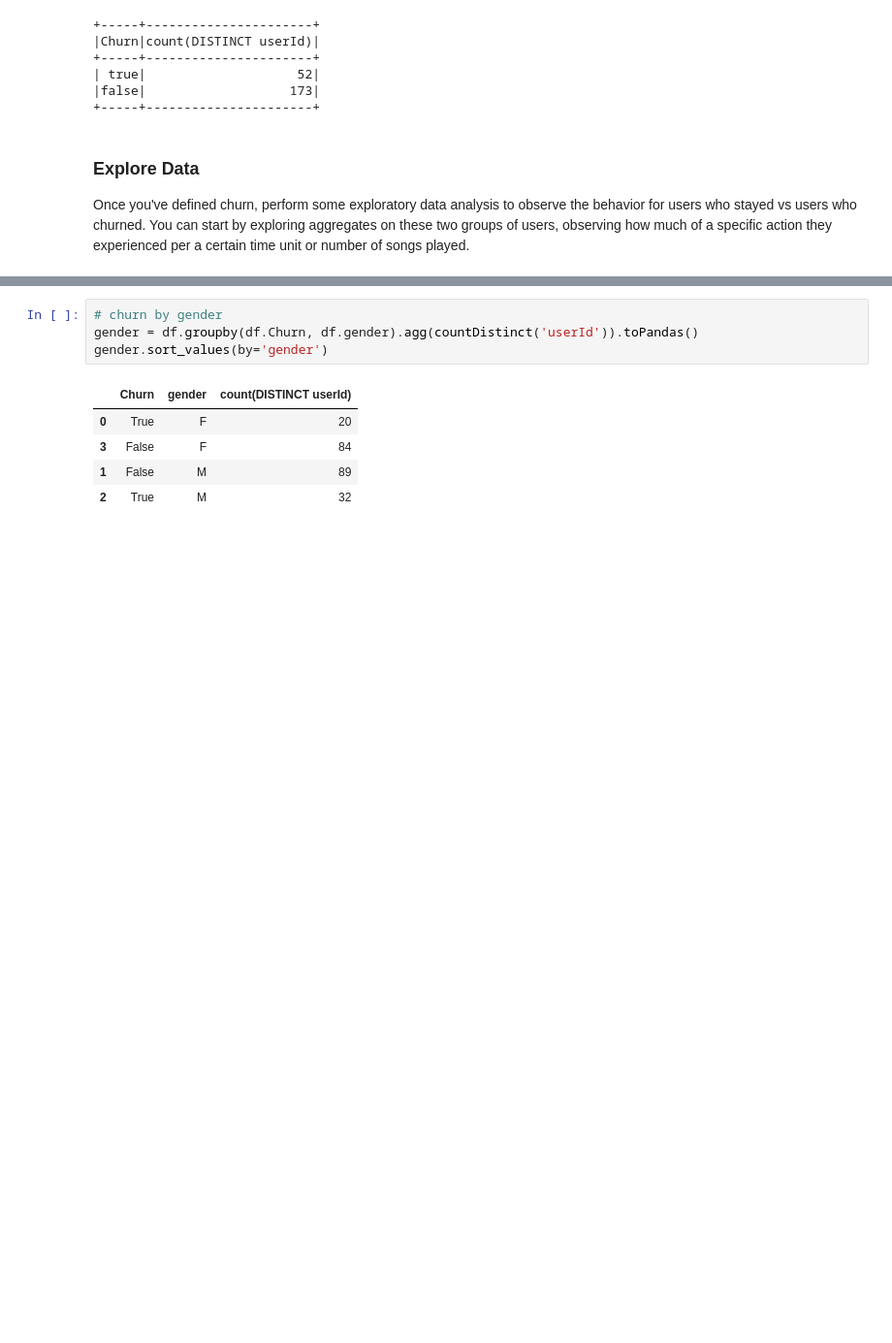
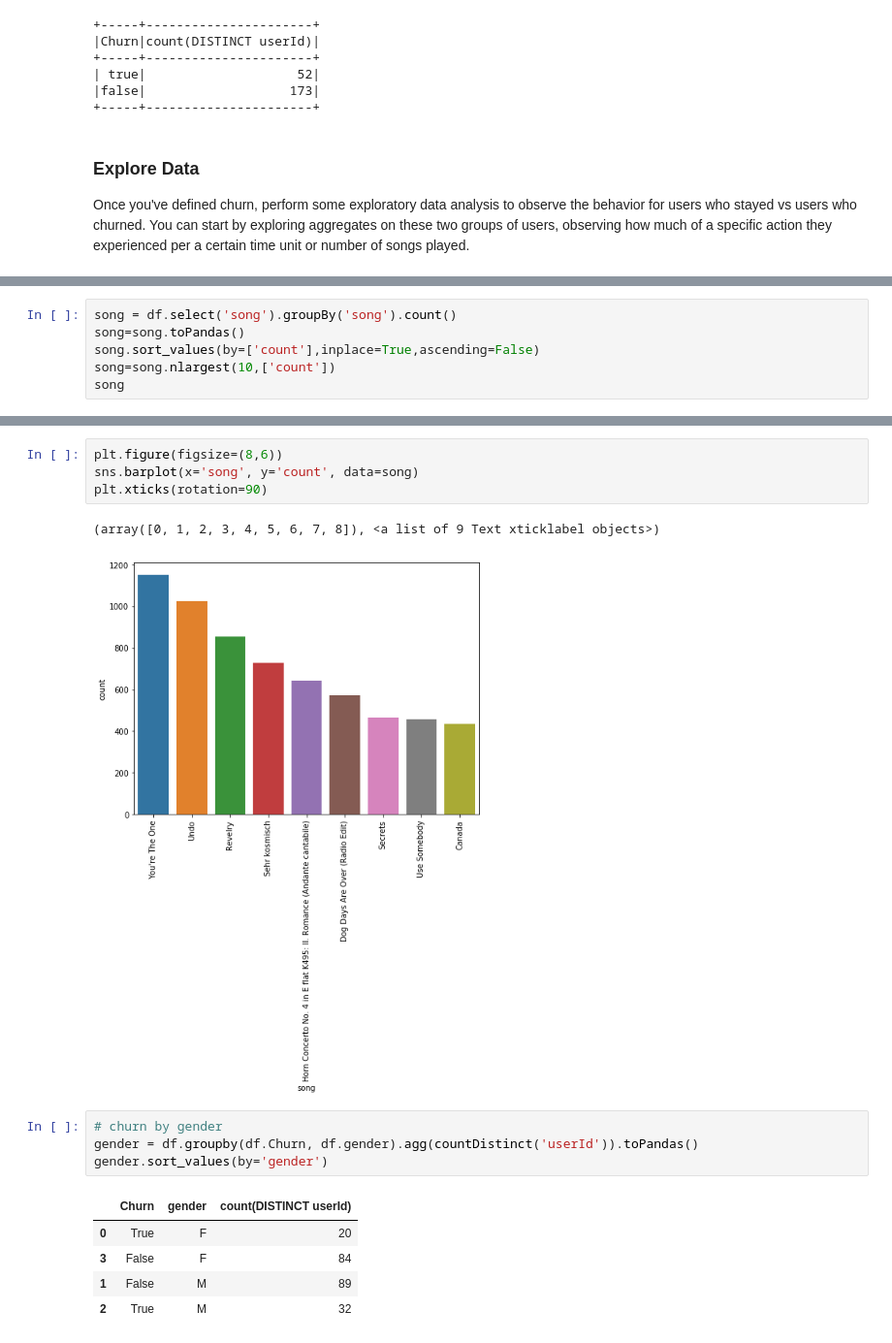
Before and after one commit to KashiNawaz/Udacity_DataScientist-_Nanodegree, a Jupyter notebook: Data Scientist Nanodegree/Capstone Project/Sparkify.ipynb, the cells around one changed output, grey strips where cells are left out. Shown: that part at 97% size. Cells and saved outputs as stored; diff of their text form; blank space fills up the shorter version.

```diff
--- a/Data Scientist Nanodegree/Capstone Project/Sparkify.ipynb
+++ b/Data Scientist Nanodegree/Capstone Project/Sparkify.ipynb
@@ -108,3 +126,9 @@ pd.DataFrame(df.take(5), columns=df.columns).head()
 | 2 | Adam Lambert | Logged In | Colin | M | 51 | Freeman | 282.82730 | paid | Bakersfield, CA | PUT | ... |
 | 3 | Enigma | Logged In | Micah | M | 80 | Long | 262.71302 | free | Boston-Cambridge-Newton, MA-NH | PUT | ... |
 | 4 | Daft Punk | Logged In | Colin | M | 52 | Freeman | 223.60771 | paid | Bakersfield, CA | PUT | ... |
+# %%
+song = df.select('song').groupBy('song').count()
+song=song.toPandas()
+song.sort_values(by=['count'],inplace=True,ascending=False)
+song=song.nlargest(10,['count'])
+song
@@ -111,3 +147,10 @@ pd.DataFrame(df.take(5), columns=df.columns).head()
+# %%
+plt.figure(figsize=(8,6))
+sns.barplot(x='song', y='count', data=song)
+plt.xticks(rotation=90)
+# %% [output]
+(array([0, 1, 2, 3, 4, 5, 6, 7, 8]), <a list of 9 Text xticklabel objects>)
+[figure, added]
 # %%
 # churn by gender
 gender = df.groupby(df.Churn, df.gender).agg(countDistinct('userId')).toPandas()
```
Also changed, not shown: parts of 28 cells of this notebook.
